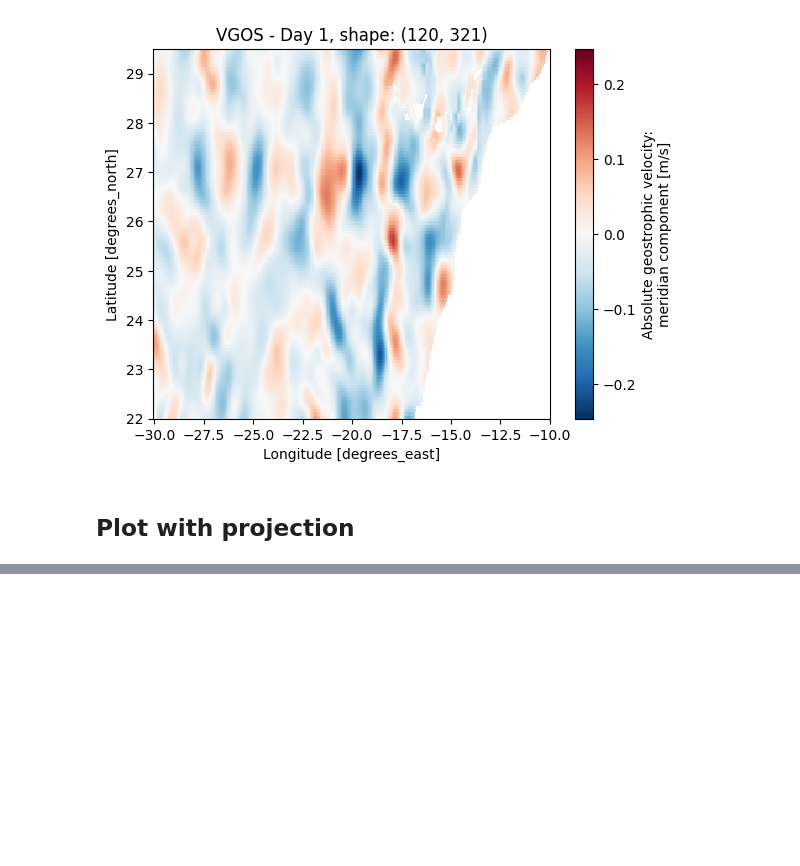
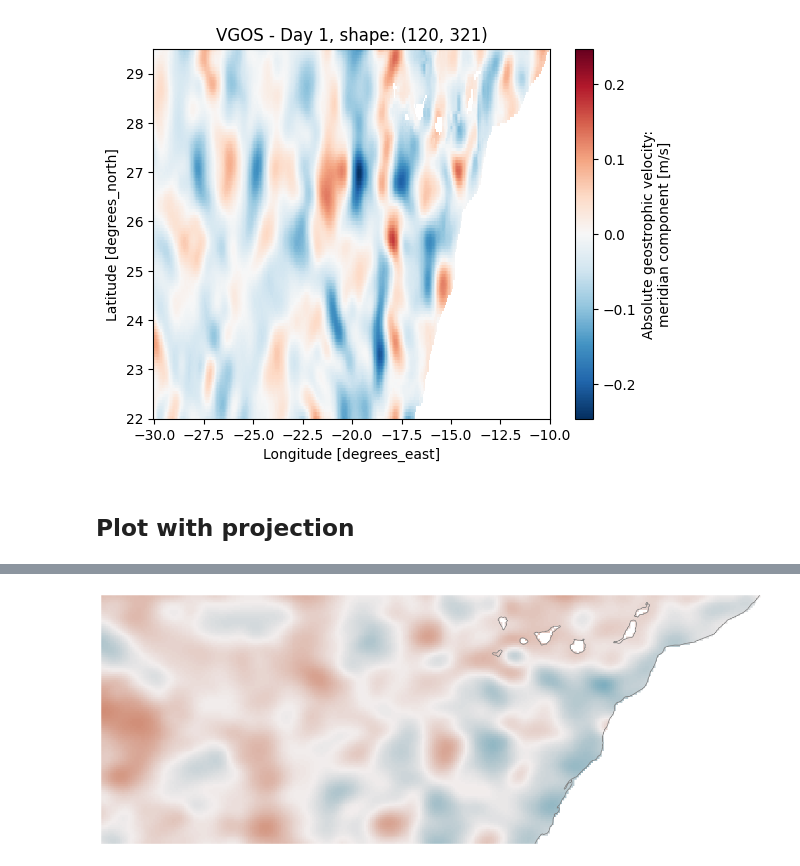
Before and after one commit to lum1t4/ocean_surface_levels, a Jupyter notebook: notebooks/explore-dataset.ipynb, the cells around one changed output, grey strips where cells are left out. Saved outputs shown, nothing was run; the diff lists cells and outputs as text; code cells hidden in the pictures; blank space fills up the shorter version.

```diff
--- a/notebooks/explore-dataset.ipynb
+++ b/notebooks/explore-dataset.ipynb
@@ -162,0 +163,12 @@ plt.close(fig)
+# %%
+fig = plt.figure(figsize=(16, 9))
+ax  = plt.axes(projection=ccrs.PlateCarree())
+ax.set_extent([-30, -10, 22, 29.5], crs=ccrs.PlateCarree())
+mesh = ax.pcolormesh(SLA.longitude, SLA.latitude, SLA, vmin=vmin, vmax=vmax, transform=ccrs.PlateCarree(), cmap=cmocean.cm.balance)
+ax.coastlines(resolution='10m', color='gray', linewidth=1)
+
+ax.axis('off')
+plt.show()
+plt.close(fig)
+# %% [output]
+[figure, added]
```
Also changed, not shown: parts of 1 cell of this notebook.
